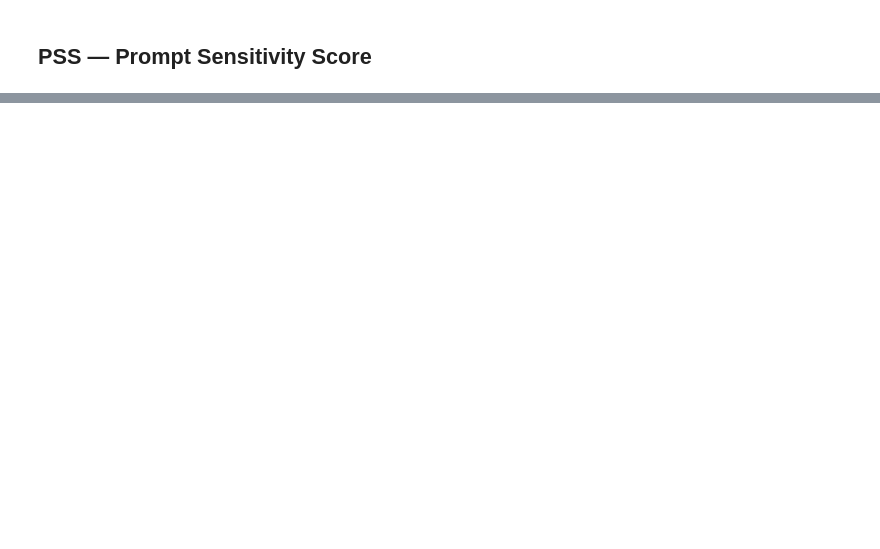
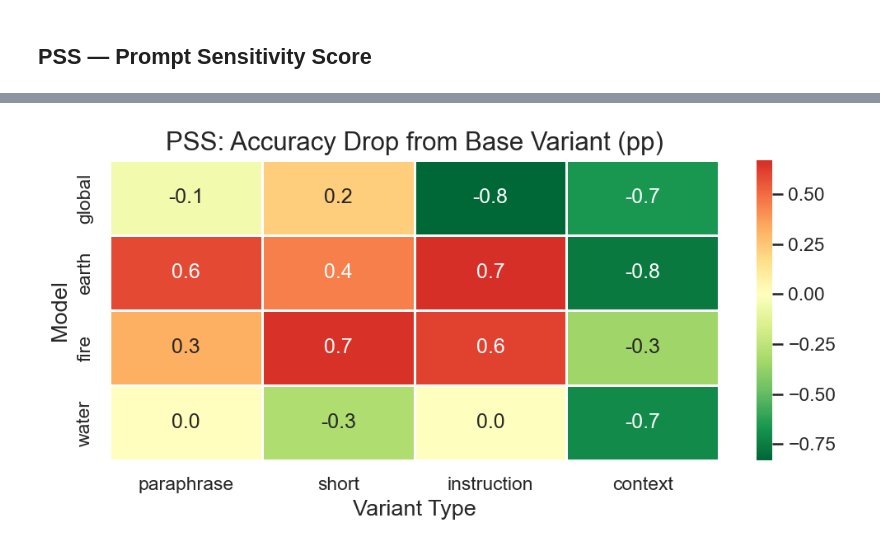
Before and after one commit to sinemmy/TinyAya_MapHallu, a Jupyter notebook: run_analysis/analysis.ipynb, the cells around one changed output, grey strips where cells are left out. Drawn from its saved outputs; the diff is of its cells as text; code cells hidden in the pictures; blank space fills up the shorter version.

```diff
--- a/run_analysis/analysis.ipynb
+++ b/run_analysis/analysis.ipynb
@@ -319,32 +355,36 @@ all_acc = (
     pss_r0.groupby(["model", "language", "variant_type"])["is_correct"]
     .mean()
     .rename("accuracy")
     .reset_index()
 )
-all_acc = all_acc.join(base_acc, on=["model", "language"])
+all_acc = all_acc.merge(
+    base_acc.reset_index(), on=["model", "language"], how="left"
+)
 all_acc["drop"] = (all_acc["base_accuracy"] - all_acc["accuracy"]) * 100
 
 # Average drop across languages
 drop_summary = (
     all_acc[all_acc["variant_type"] != "base"]
     .groupby(["model", "variant_type"])["drop"]
     .mean()
     .reset_index()
 )
 drop_pivot = drop_summary.pivot(index="model", columns="variant_type", values="drop")
 drop_pivot = drop_pivot.reindex(
     index=MODEL_ORDER,
     columns=[v for v in VARIANT_ORDER if v != "base"],
-)
+).astype(float)
 
 fig, ax = plt.subplots(figsize=(7, 3.5))
 sns.heatmap(
     drop_pivot, annot=True, fmt=".1f", cmap="RdYlGn_r",
     center=0, ax=ax, linewidths=0.5,
 )
 ax.set_title("PSS: Accuracy Drop from Base Variant (pp)")
 ax.set_ylabel("Model")
 ax.set_xlabel("Variant Type")
 plt.tight_layout()
 fig.savefig(OUTPUT_DIR / "pss_accuracy_drop_heatmap.png")
 plt.show()
+# %% [output]
+[figure, added]
```
Also changed, not shown: parts of 10 cells of this notebook, 8 other files.
